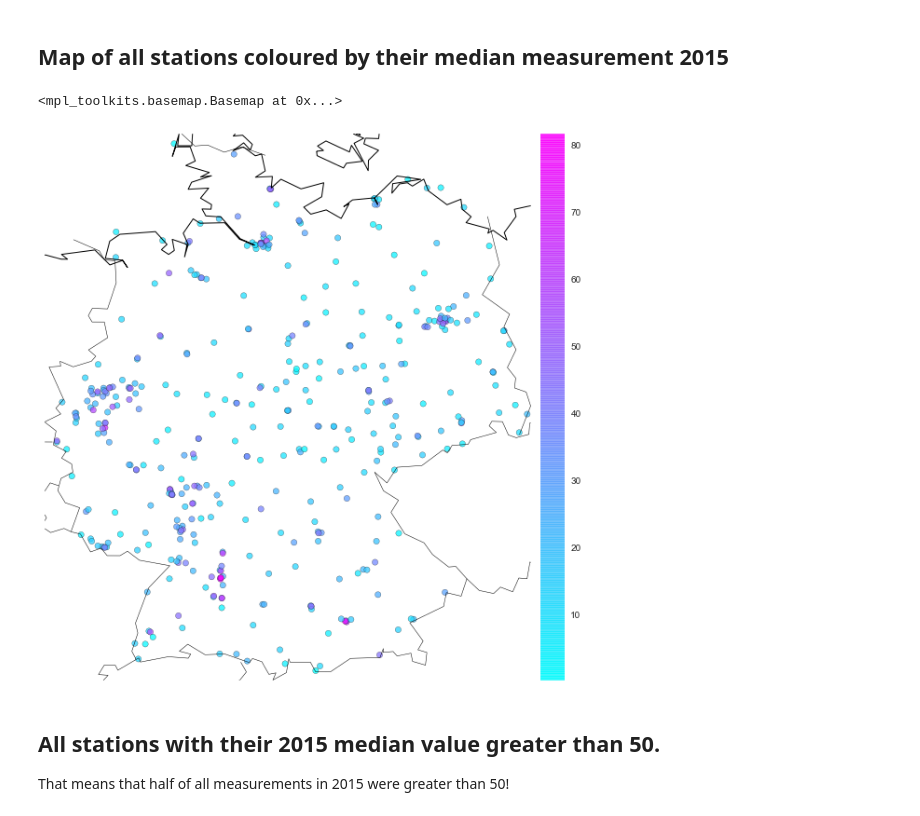
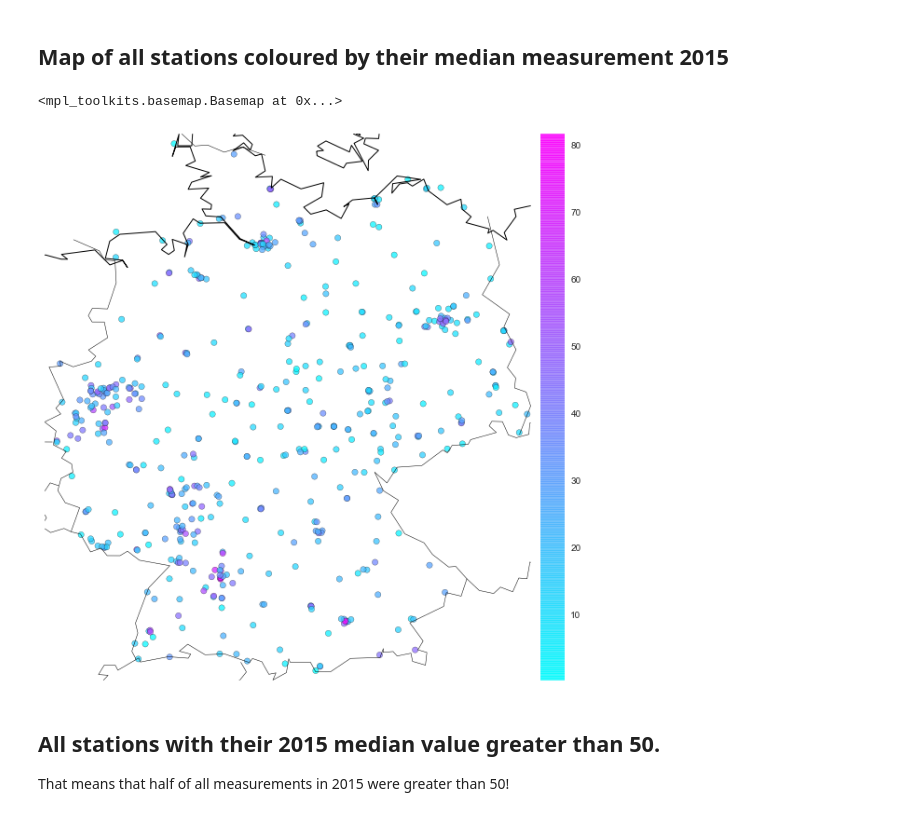
Before and after one commit to correctiv/stickoxide-notebook, a Jupyter notebook: stickoxide.ipynb, the cells around one changed output. Saved outputs shown, nothing was run; the diff lists cells and outputs as text; code cells hidden in the pictures.

```diff
--- a/stickoxide.ipynb
+++ b/stickoxide.ipynb
@@ -76,7 +107,7 @@ bbox = {
   'ur_lat': 55.05814
 }
 
-def plot_map(df, vals=None):
+def plot_map(df, vals='value'):
     markersize = 40
     markertype = 'o'  # pixel
     markercolor = '#325CA9'  # blue
@@ -118,15 +154,14 @@ dtype: int64
 # %% [markdown]
 ## Map of all stations coloured by their median measurement 2015
 # %%
-filtered = df[df.date.dt.year == 2015]
-filtered = filtered.set_index('date')
+filtered = df[df.index.year == 2015]
 filtered = filtered.groupby('Station')
 filtered = filtered.value.median().reset_index()
 filtered = filtered.merge(stations, on='Station')
 plot_map(filtered, 'value')
 # %% [output]
 <mpl_toolkits.basemap.Basemap at 0x...>
-[figure, old version]
+[figure, new version]
 # %% [markdown]
 ## All stations with their 2015 median value greater than 50.
 
```
Also changed, not shown: parts of 8 cells of this notebook, 1 other file.
